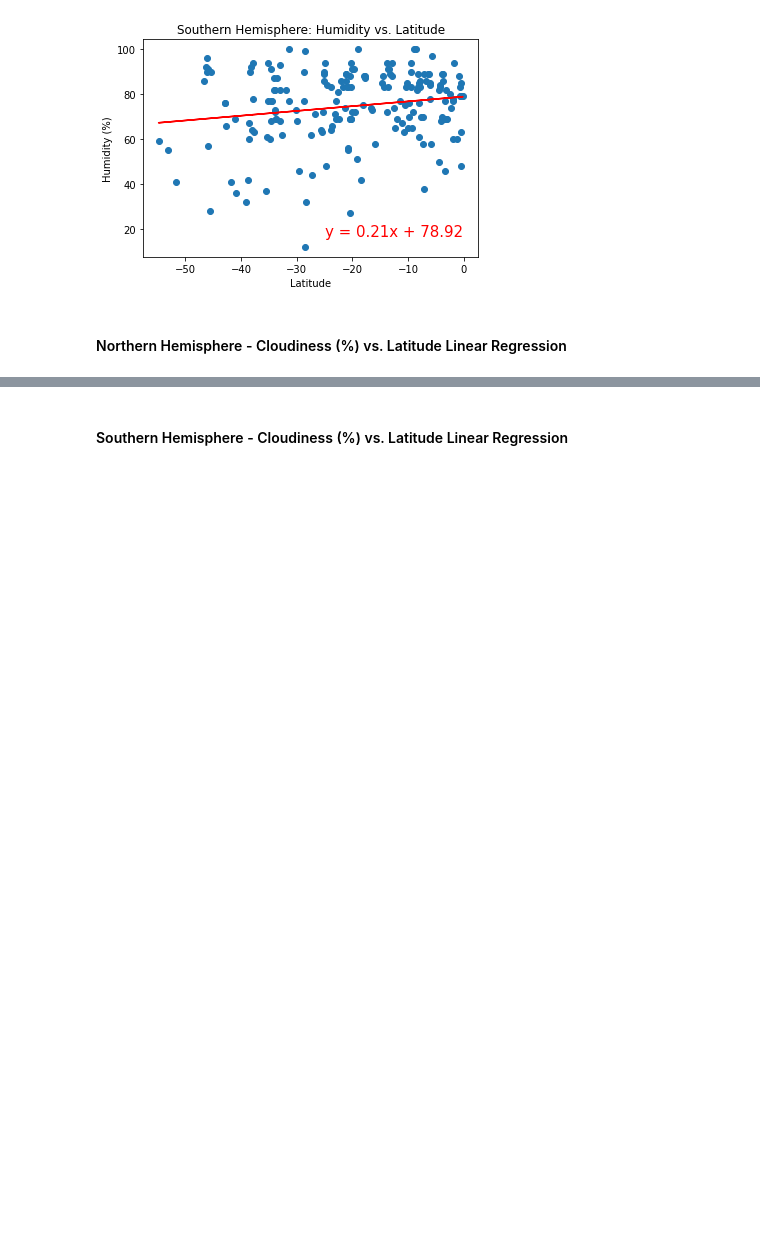
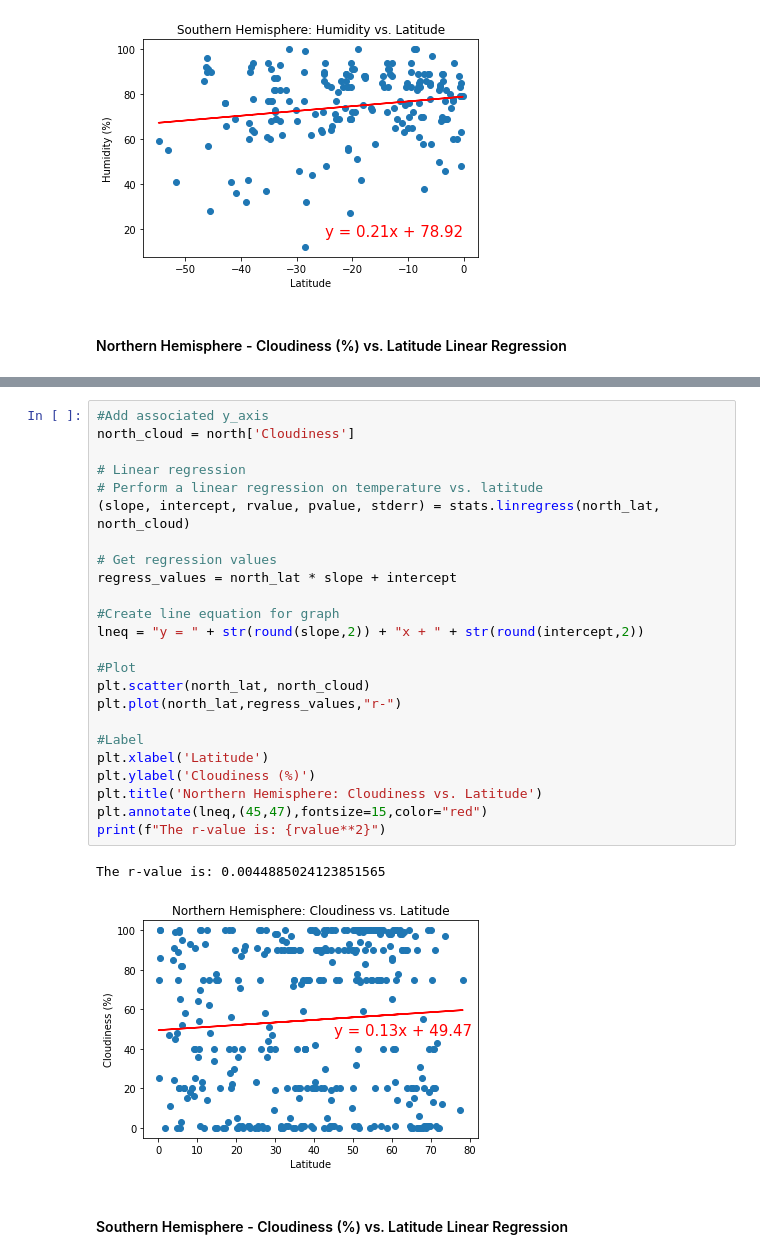
Before and after one commit to kflores56/API-Weather-Analysis, a Jupyter notebook: WeatherPy/WeatherPy.ipynb, the cells around one changed output, grey strips where cells are left out. Saved outputs shown, nothing was run; the diff lists cells and outputs as text; blank space fills up the shorter version.

Commit message:
added linear regression 3 and 4

```diff
--- a/WeatherPy/WeatherPy.ipynb
+++ b/WeatherPy/WeatherPy.ipynb
@@ -450,2 +446,29 @@ The r-value is: 0.0020898727664228514
+# %%
+#Add associated y_axis
+north_cloud = north['Cloudiness']
+
+# Linear regression
+# Perform a linear regression on temperature vs. latitude
+(slope, intercept, rvalue, pvalue, stderr) = stats.linregress(north_lat, north_cloud)
+
+# Get regression values
+regress_values = north_lat * slope + intercept
+
+#Create line equation for graph
+lneq = "y = " + str(round(slope,2)) + "x + " + str(round(intercept,2))
+
+#Plot
+plt.scatter(north_lat, north_cloud)
+plt.plot(north_lat,regress_values,"r-")
+
+#Label
+plt.xlabel('Latitude')
+plt.ylabel('Cloudiness (%)')
+plt.title('Northern Hemisphere: Cloudiness vs. Latitude')
+plt.annotate(lneq,(45,47),fontsize=15,color="red")
+print(f"The r-value is: {rvalue**2}")
+# %% [output]
+The r-value is: 0.0044885024123851565
+[figure, added]
 # %% [markdown]
 ####  Southern Hemisphere - Cloudiness (%) vs. Latitude Linear Regression
```
Also changed, not shown: parts of 7 cells of this notebook.
